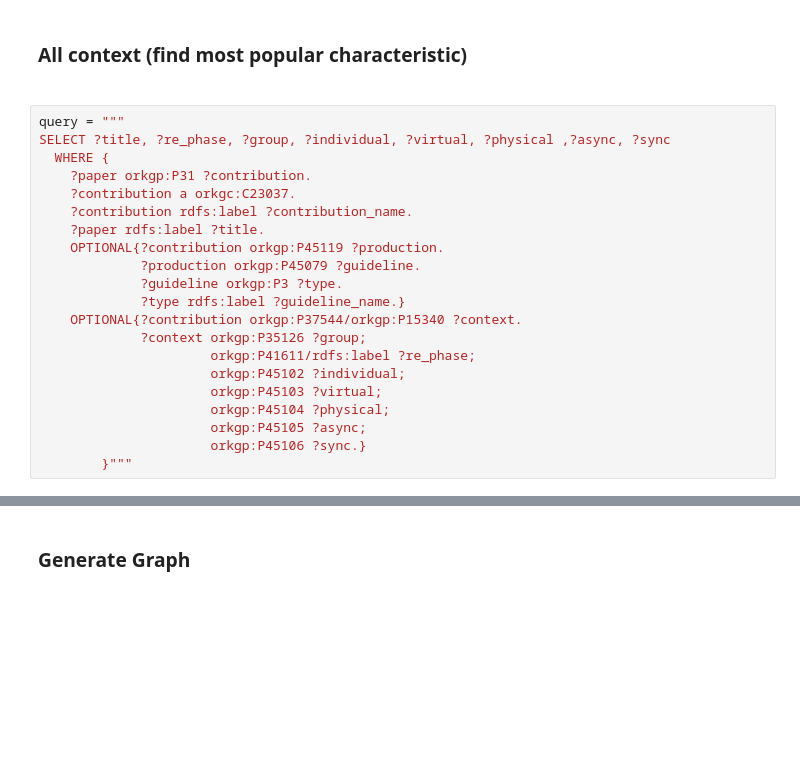
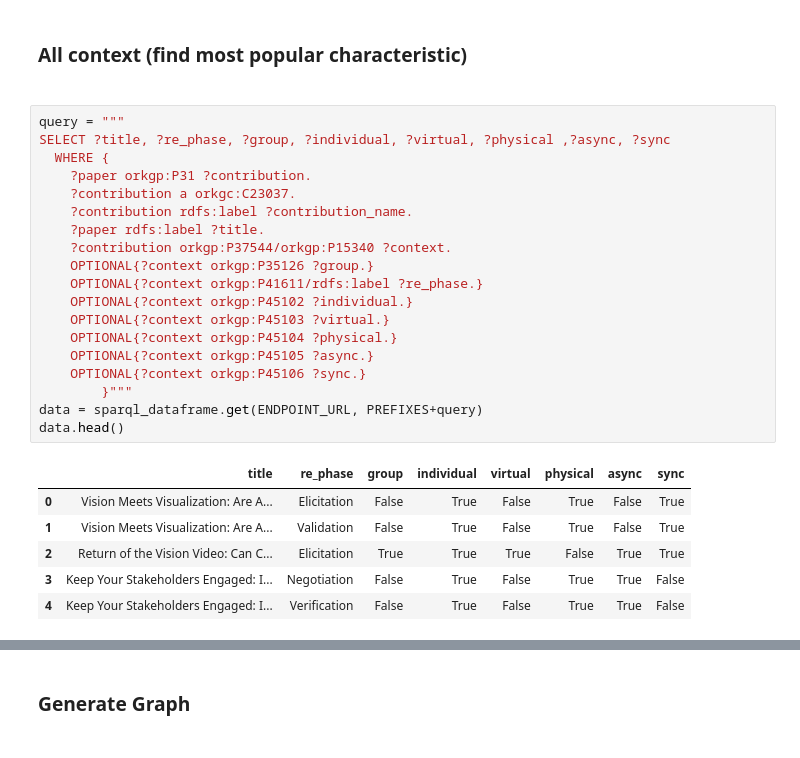
Before and after one commit to AlexHahnGF/bachelor, a Jupyter notebook: Untitled.ipynb, the cells around one changed output, grey strips where cells are left out. Saved outputs shown, nothing was run; the diff lists cells and outputs as text; blank space fills up the shorter version.

```diff
--- a/Untitled.ipynb
+++ b/Untitled.ipynb
@@ -65,21 +73,26 @@ df.plot(kind='scatter',
 # %%
 query = """
 SELECT ?title, ?re_phase, ?group, ?individual, ?virtual, ?physical ,?async, ?sync
   WHERE {
     ?paper orkgp:P31 ?contribution.
     ?contribution a orkgc:C23037.
     ?contribution rdfs:label ?contribution_name.
     ?paper rdfs:label ?title.
-    OPTIONAL{?contribution orkgp:P45119 ?production.
-             ?production orkgp:P45079 ?guideline.
-             ?guideline orkgp:P3 ?type.
-             ?type rdfs:label ?guideline_name.}
-    OPTIONAL{?contribution orkgp:P37544/orkgp:P15340 ?context.
-             ?context orkgp:P35126 ?group;
-                      orkgp:P41611/rdfs:label ?re_phase;
-                      orkgp:P45102 ?individual;
-                      orkgp:P45103 ?virtual;
-                      orkgp:P45104 ?physical;
-                      orkgp:P45105 ?async;
-                      orkgp:P45106 ?sync.}
+    ?contribution orkgp:P37544/orkgp:P15340 ?context.
+    OPTIONAL{?context orkgp:P35126 ?group.}
+    OPTIONAL{?context orkgp:P41611/rdfs:label ?re_phase.}
+    OPTIONAL{?context orkgp:P45102 ?individual.}
+    OPTIONAL{?context orkgp:P45103 ?virtual.}
+    OPTIONAL{?context orkgp:P45104 ?physical.}
+    OPTIONAL{?context orkgp:P45105 ?async.}
+    OPTIONAL{?context orkgp:P45106 ?sync.}
         }"""
+data = sparql_dataframe.get(ENDPOINT_URL, PREFIXES+query)
+data.head()
+# %% [output]
+|  | title | re_phase | group | individual | virtual | physical | async | sync |
+| 0 | Vision Meets Visualization: Are A... | Elicitation | False | True | False | True | False | True |
+| 1 | Vision Meets Visualization: Are A... | Validation | False | True | False | True | False | True |
+| 2 | Return of the Vision Video: Can C... | Elicitation | True | True | True | False | True | True |
+| 3 | Keep Your Stakeholders Engaged: I... | Negotiation | False | True | False | True | True | False |
+| 4 | Keep Your Stakeholders Engaged: I... | Verification | False | True | False | True | True | False |
```
Also changed, not shown: parts of 3 cells of this notebook.
